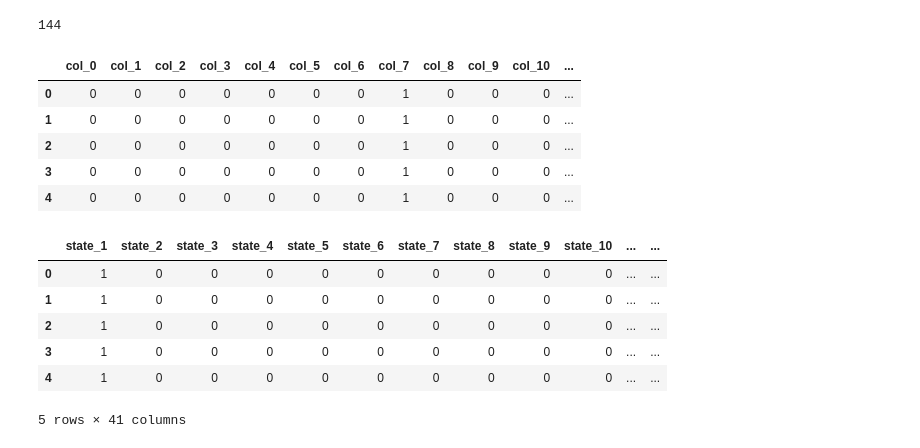
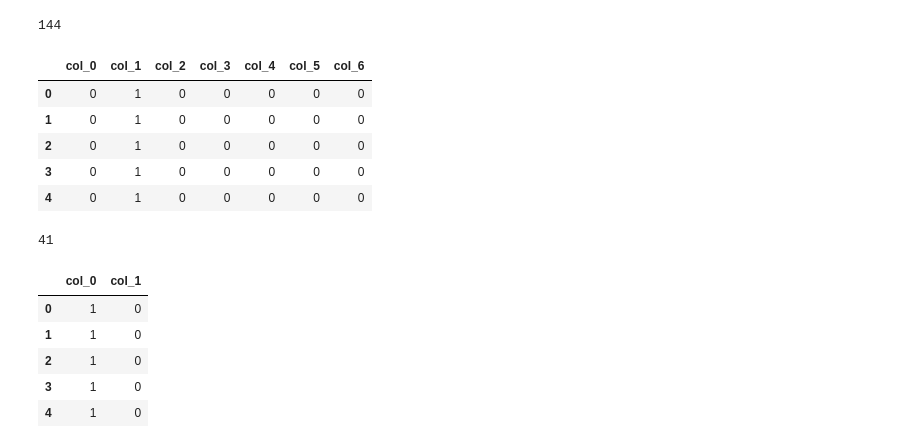
Before and after one commit to tcarlon94/Capstone_2_Real_estate, a Jupyter notebook: Preprocessing_training.ipynb, the cells around one changed output. Saved outputs shown, nothing was run; the diff lists cells and outputs as text; code cells hidden in the pictures.

```diff
--- a/Preprocessing_training.ipynb
+++ b/Preprocessing_training.ipynb
@@ -93,7 +93,7 @@ value_surplus            0
 dtype: int64
 # %%
 #fill number_of_sales and market_heat_index with median
-data['number_of_sales'].fillna(data['number_of_sales'].median(), inplace=True)
-data['market_heat_index'].fillna(data['market_heat_index'].median(), inplace=True)
+data['number_of_sales'] = data['number_of_sales'].fillna(data.groupby('state')['number_of_sales'].transform('median'))
+data['market_heat_index'] = data['market_heat_index'].fillna(data.groupby('state')['market_heat_index'].transform('median'))
 data.isna().sum()
 # %% [output]
@@ -122,0 +152,5 @@ dtype: int64
+# %%
+#since DE, ME, and MS have no sales value, we'll use knn_imputer() to fill these values
+from sklearn.impute import KNNImputer
+imputer = KNNImputer(n_neighbors=12)
+data['number_of_sales'] = imputer.fit_transform(data[['number_of_sales']])
@@ -137,0 +188,3 @@ This decreased the mean and IQR of the number_of_sales but brought them closer t
+# %%
+data['date'] = pd.to_datetime(data[['year', 'month']].assign(day=1), errors='coerce')
+data.head()
@@ -137,0 +198,4 @@ This decreased the mean and IQR of the number_of_sales but brought them closer t
+# %%
+#drop month/year columns
+data = data.drop(columns=['month', 'year'])
+data.head()
@@ -144,26 +229,29 @@ data['city'].nunique()
 # %% [output]
 144
 # %%
-encoder = HashingEncoder(n_components=16)
+encoder = HashingEncoder(n_components=7)
 city_transform = encoder.fit_transform(data['city'])
 city_transform.head()
 # %% [output]
-|  | col_0 | col_1 | col_2 | col_3 | col_4 | col_5 | col_6 | col_7 | col_8 | col_9 | col_10 | ... |
-| 0 | 0 | 0 | 0 | 0 | 0 | 0 | 0 | 1 | 0 | 0 | 0 | ... |
-| 1 | 0 | 0 | 0 | 0 | 0 | 0 | 0 | 1 | 0 | 0 | 0 | ... |
-| 2 | 0 | 0 | 0 | 0 | 0 | 0 | 0 | 1 | 0 | 0 | 0 | ... |
-| 3 | 0 | 0 | 0 | 0 | 0 | 0 | 0 | 1 | 0 | 0 | 0 | ... |
-| 4 | 0 | 0 | 0 | 0 | 0 | 0 | 0 | 1 | 0 | 0 | 0 | ... |
+|  | col_0 | col_1 | col_2 | col_3 | col_4 | col_5 | col_6 |
+| 0 | 0 | 1 | 0 | 0 | 0 | 0 | 0 |
+| 1 | 0 | 1 | 0 | 0 | 0 | 0 | 0 |
+| 2 | 0 | 1 | 0 | 0 | 0 | 0 | 0 |
+| 3 | 0 | 1 | 0 | 0 | 0 | 0 | 0 |
+| 4 | 0 | 1 | 0 | 0 | 0 | 0 | 0 |
+# %%
+data['state'].nunique()
+# %% [output]
+41
 # %%
-#use OHE for state data
-ohe = OneHotEncoder()
-state_transform = ohe.fit_transform(data['state'])
+#set up same encoder for state data with 2 components to keep similar ratio
+encoder2 = HashingEncoder(n_components=2)
+state_transform = encoder2.fit_transform(data['state'])
 state_transform.head()
 # %% [output]
-|  | state_1 | state_2 | state_3 | state_4 | state_5 | state_6 | state_7 | state_8 | state_9 | state_10 | ... | ... |
-| 0 | 1 | 0 | 0 | 0 | 0 | 0 | 0 | 0 | 0 | 0 | ... | ... |
-| 1 | 1 | 0 | 0 | 0 | 0 | 0 | 0 | 0 | 0 | 0 | ... | ... |
-| 2 | 1 | 0 | 0 | 0 | 0 | 0 | 0 | 0 | 0 | 0 | ... | ... |
-| 3 | 1 | 0 | 0 | 0 | 0 | 0 | 0 | 0 | 0 | 0 | ... | ... |
-| 4 | 1 | 0 | 0 | 0 | 0 | 0 | 0 | 0 | 0 | 0 | ... | ... |
+|  | col_0 | col_1 |
+| 0 | 1 | 0 |
+| 1 | 1 | 0 |
+| 2 | 1 | 0 |
+| 3 | 1 | 0 |
+| 4 | 1 | 0 |
-5 rows × 41 columns
```
Also changed, not shown: parts of 117 cells of this notebook.
